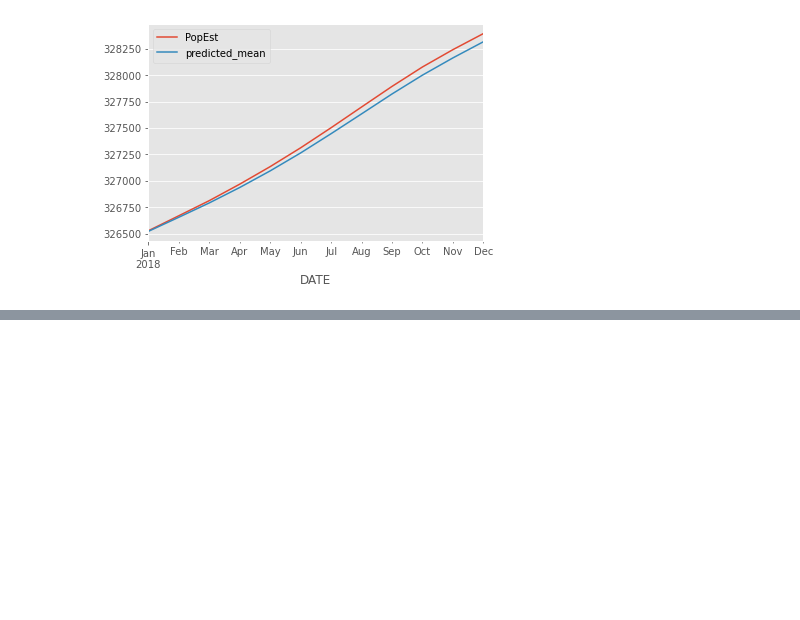
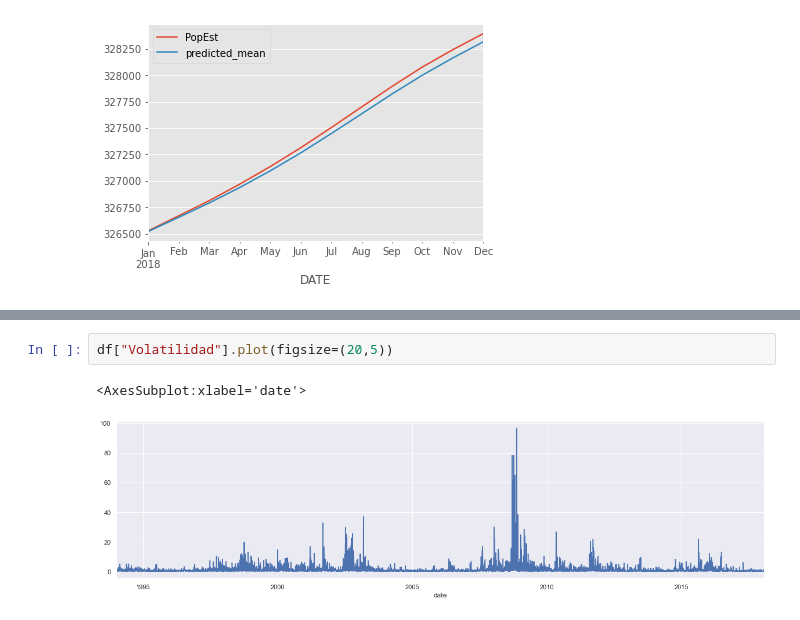
Before and after one commit to felixballestergoytia/Bootcamp_Sep2022, a Jupyter notebook: Seires Temporales/series_Temporales.ipynb, the cells around one changed output, grey strips where cells are left out. Drawn from its saved outputs; the diff is of its cells as text; blank space fills up the shorter version.

```diff
--- a/Seires Temporales/series_Temporales.ipynb
+++ b/Seires Temporales/series_Temporales.ipynb
@@ -555,0 +639,5 @@ plt.show()
+# %%
+df["Volatilidad"].plot(figsize=(20,5))
+# %% [output]
+<AxesSubplot:xlabel='date'>
+[figure, added]
```
Also changed, not shown: parts of 31 cells of this notebook.
